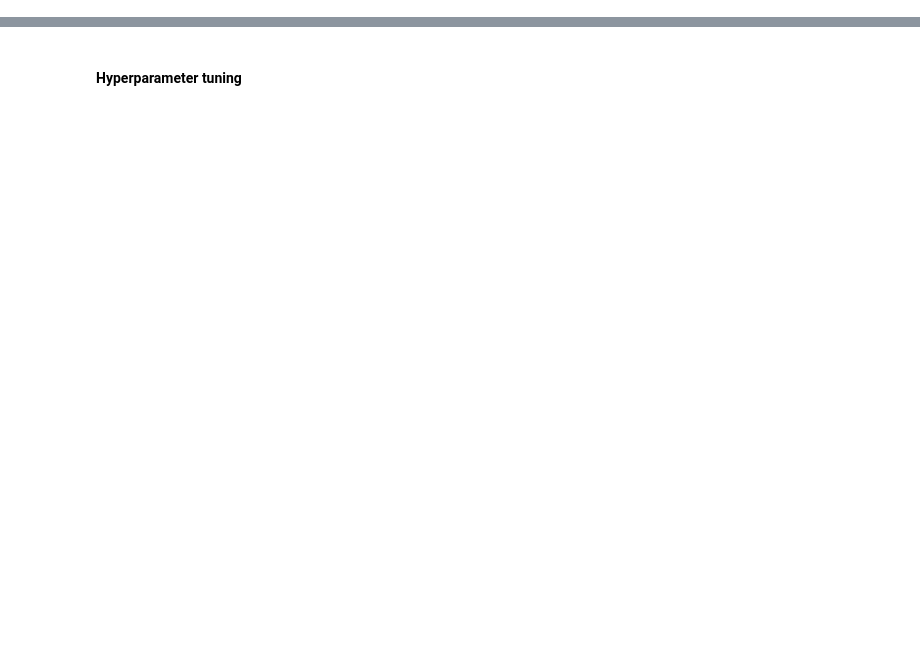
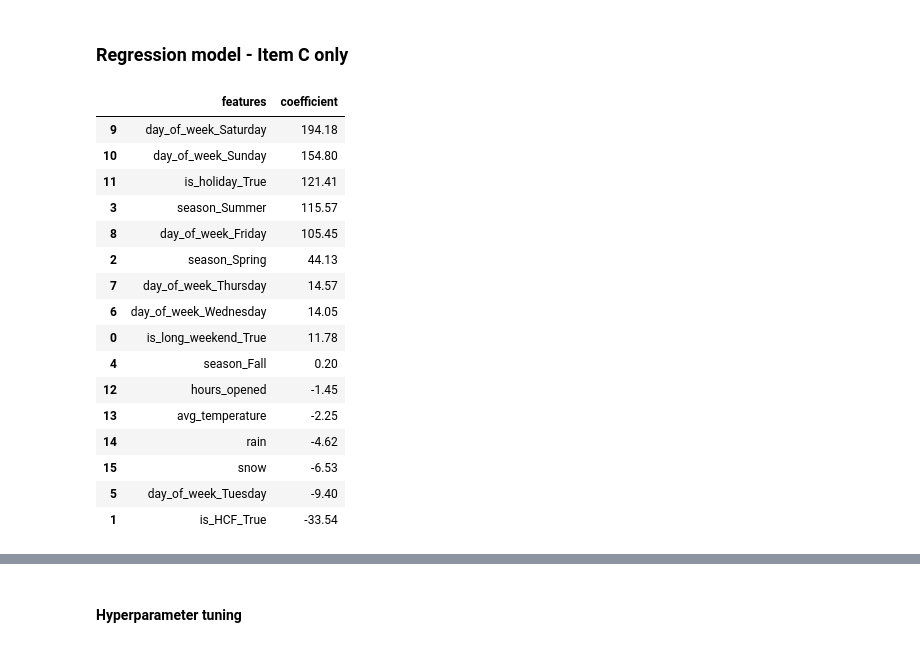
Before and after one commit to awlh18/SweetPulse, a Jupyter notebook: notebooks/prediction.ipynb, the cells around one changed output, grey strips where cells are left out. Cells and saved outputs as stored; diff of their text form; code cells hidden in the pictures; blank space fills up the shorter version.

```diff
--- a/notebooks/prediction.ipynb
+++ b/notebooks/prediction.ipynb
@@ -613,0 +506,34 @@ px.line(pd.concat((y_train_for_plot, y_test_for_plot, rf_pred_for_plot)),
+# %% [markdown]
+### Regression model - Item C only
+# %%
+train_df = pd.read_csv('../data/modelling/train.csv', index_col=0, parse_dates=True)
+test_df = pd.read_csv('../data/modelling/test.csv', index_col=0, parse_dates=True)
+
+X_train_item_C = train_df.drop(columns=['item_C_sales'])
+y_train_item_C = train_df['item_C_sales']
+
+X_test_item_C = test_df.drop(columns=['item_C_sales'])
+y_test_item_C = test_df['item_C_sales']
+# %%
+numerical_features = ['hours_opened', 'avg_temperature', 'rain', 'snow']
+categorical_features = ['is_long_weekend', 'is_HCF', 'season', 'day_of_week', 'is_holiday']
+category_orders = [
+    [False, True],  # is_long_weekend
+    [False, True],  # is_HCF
+    ['Winter', 'Spring', 'Summer', 'Fall'],  # season
+    ['Monday', 'Tuesday', 'Wednesday', 'Thursday', 'Friday', 'Saturday', 'Sunday'],  # day_of_week
+    [False, True]  # is_holiday
+]
+drop_features = ['total_sales_normalized', 'item_A_sales', 'item_B_sales']
+
+preprocessor = make_column_transformer(
+    (OneHotEncoder(drop='first', categories=category_orders), categorical_features),
+    (StandardScaler(), numerical_features),
+    ("drop", drop_features)
+)
+
+lr_pipe_item_C = make_pipeline(preprocessor, LinearRegression())
+# %%
+lr_pipe_item_C.fit(X_train_item_C, y_train_item_C)
+y_train_pred_item_C = lr_pipe_item_C.predict(X_train_item_C)
+y_pred_item_C = lr_pipe_item_C.predict(X_test_item_C)
@@ -613,0 +561,30 @@ px.line(pd.concat((y_train_for_plot, y_test_for_plot, rf_pred_for_plot)),
+# %%
+columns = (lr_pipe_item_C.named_steps['columntransformer'].named_transformers_['onehotencoder'].get_feature_names_out().tolist() +
+           lr_pipe_item_C.named_steps['columntransformer'].named_transformers_['standardscaler'].get_feature_names_out().tolist())
+
+coef = lr_pipe_item_C.named_steps['linearregression'].coef_
+
+lr_coef = pd.DataFrame({
+    'features': columns,
+    'coefficient': coef
+})
+
+lr_coef.sort_values(by='coefficient', ascending=False).round(2)
+# %% [output]
+|  | features | coefficient |
+| 9 | day_of_week_Saturday | 194.18 |
+| 10 | day_of_week_Sunday | 154.80 |
+| 11 | is_holiday_True | 121.41 |
+| 3 | season_Summer | 115.57 |
+| 8 | day_of_week_Friday | 105.45 |
+| 2 | season_Spring | 44.13 |
+| 7 | day_of_week_Thursday | 14.57 |
+| 6 | day_of_week_Wednesday | 14.05 |
+| 0 | is_long_weekend_True | 11.78 |
+| 4 | season_Fall | 0.20 |
+| 12 | hours_opened | -1.45 |
+| 13 | avg_temperature | -2.25 |
+| 14 | rain | -4.62 |
+| 15 | snow | -6.53 |
+| 5 | day_of_week_Tuesday | -9.40 |
+| 1 | is_HCF_True | -33.54 |
```
Also changed, not shown: parts of 137 cells of this notebook.
